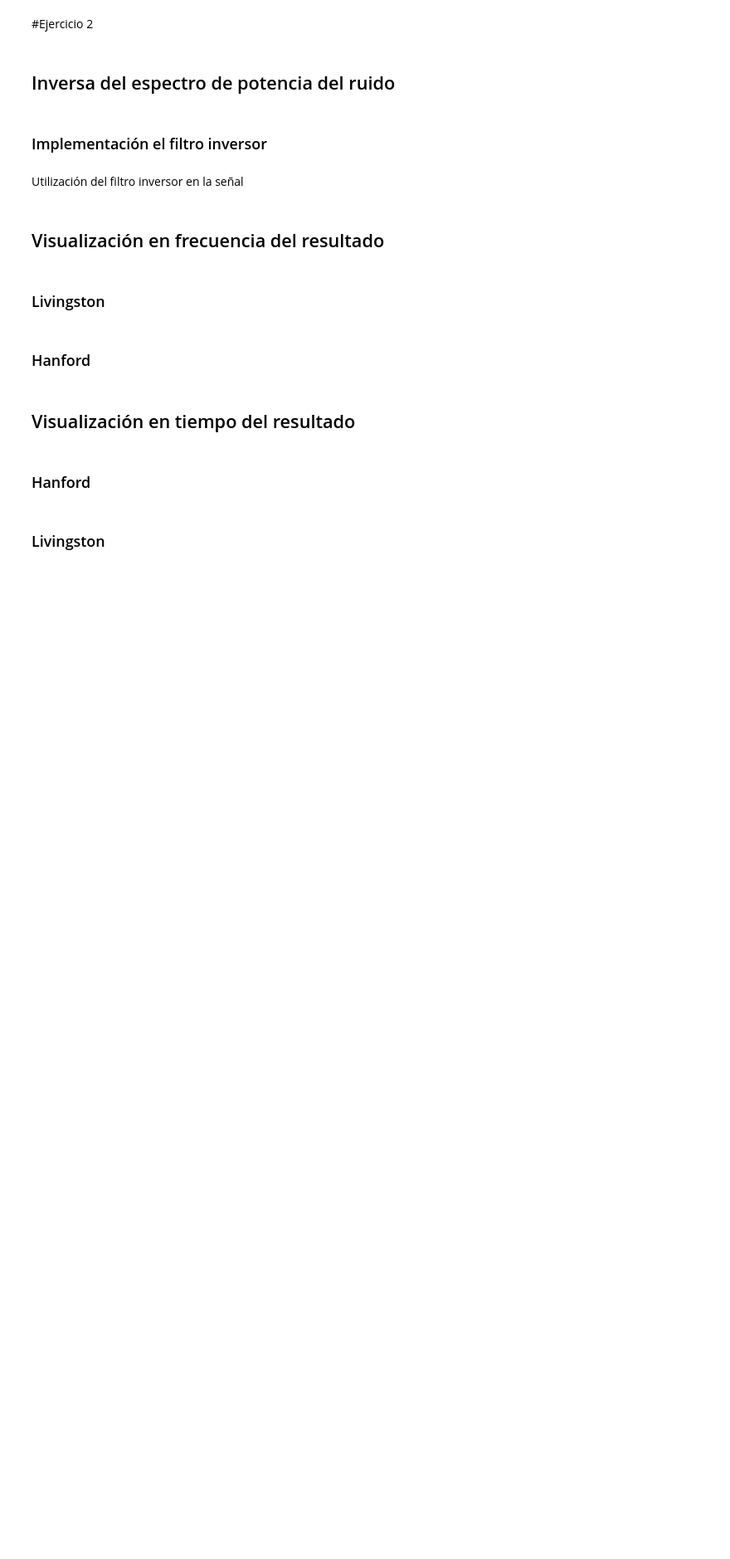
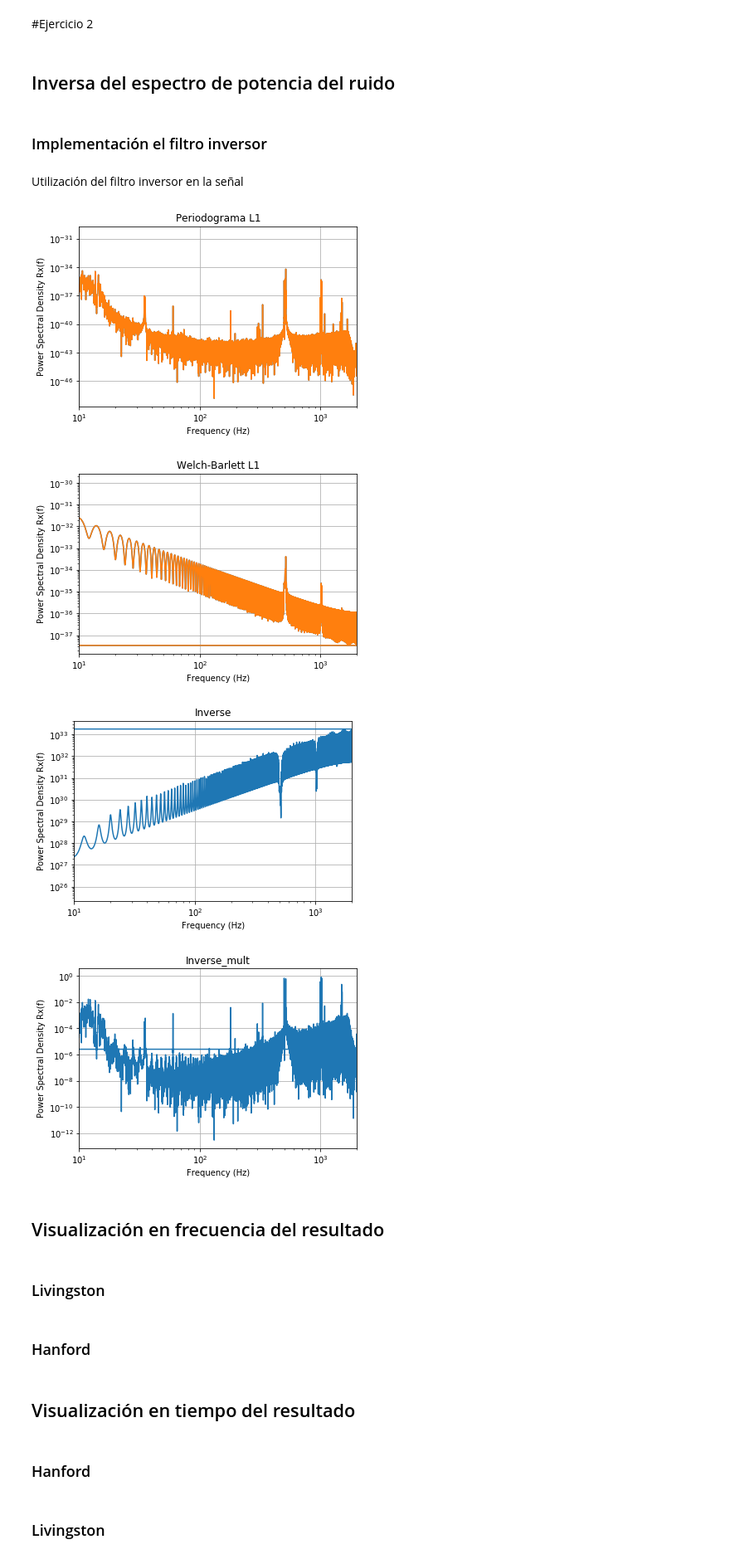
Before and after one commit to LuFernandez/PASA, a Jupyter notebook: TP1. Laboratorio de estimación no-paramétrica/Informe/Informe.ipynb, the cells around one changed output. Shown at 83% size. Drawn from its saved outputs; the diff is of its cells as text; code cells hidden in the pictures; blank space fills up the shorter version.

```diff
--- a/TP1. Laboratorio de estimación no-paramétrica/Informe/Informe.ipynb
+++ b/TP1. Laboratorio de estimación no-paramétrica/Informe/Informe.ipynb
@@ -190,11 +188,13 @@ def welch_barlett(data, fs,  D, nperseg=512, nfft=512, title='',x_lim=(10,2000),
             return 0
         else:
             return init
-    R = np.array([np.fft.fft(a=data[cropping(-nperseg+i*D):  nperseg+i*D], n=nperseg)
+#     R = np.array([np.fft.fft(a=data[cropping(-nperseg+i*D):  nperseg+i*D], n=nfft)
+#                   for i in range(len(data)//nperseg)])
+    R = np.array([np.fft.fft(a=data[cropping(-nperseg+i*D):  nperseg+i*D], n=nfft)
                   for i in range(len(data)//nperseg)])
     abs_R = np.sum(np.abs(R)**2, axis=0)
-    freqs = np.fft.fftfreq(n=nperseg, d=1/fs)
-
+#   freqs = np.fft.fftfreq(n=nperseg, d=1/fs)
+    freqs = np.fft.fftfreq(n=nfft, d=1/fs)
     if plot:
       plt.loglog(freqs, 2/nperseg * abs_R)
       plt.loglog(freqs, 2/nperseg * abs_R)
@@ -204,7 +204,7 @@ def welch_barlett(data, fs,  D, nperseg=512, nfft=512, title='',x_lim=(10,2000),
       plt.xlabel("Frequency (Hz)")
       plt.ylabel("Power Spectral Density Rx(f)")
       plt.show()
-    return freqs, R
+    return freqs, abs_R
 # %% [markdown]
 ### Aplicado a los datos de Livingston
 # %%
@@ -287,9 +291,39 @@ multitaper_dpss(data=strain_h1, fs=fs, windows=sequences, x_lim=(10,2000), title
 ### Implementación el filtro inversor
 # %%
 def inverse_spectogram(data):
-  return np.array([1/d for d in data])
+  return 1/data
 # %% [markdown]
 Utilización del filtro inversor en la señal
+# %%
+f_l1, Pxx_l1 = periodogram(fs=fs, data=strain_l1, figure_number=1, x_lim=(10, 2000), title="Periodograma L1")
+f, R = welch_barlett(data=strain_l1, fs=fs,  D=100, nperseg=512, nfft=len(f_l1), title='Welch-Barlett L1',x_lim=(10,2000), plot=True)
+inv_R = inverse_spectogram(R)*1e3
+
+# print(inv_R.shape)
+# print(len(f))
+plt.loglog(f, 2/len(f) * inv_R)
+plt.xlim((10,2000))
+plt.grid()
+plt.title('Inverse')
+plt.xlabel("Frequency (Hz)")
+plt.ylabel("Power Spectral Density Rx(f)")
+plt.show()
+
+invertido = np.multiply(Pxx_l1, inv_R)
+# print(Pxx_l1.shape)
+# print(len(f_l1))
+plt.loglog(f, 2/len(f) * invertido)
+plt.xlim((10,2000))
+plt.grid()
+plt.title('Inverse_mult')
+plt.xlabel("Frequency (Hz)")
+plt.ylabel("Power Spectral Density Rx(f)")
+plt.show()
+# %% [output]
+[figure, added]
+[figure, added]
+[figure, added]
+[figure, added]
 # %% [markdown]
 ## Visualización en frecuencia del resultado
 # %% [markdown]
```
Also changed, not shown: parts of 4 cells of this notebook.
